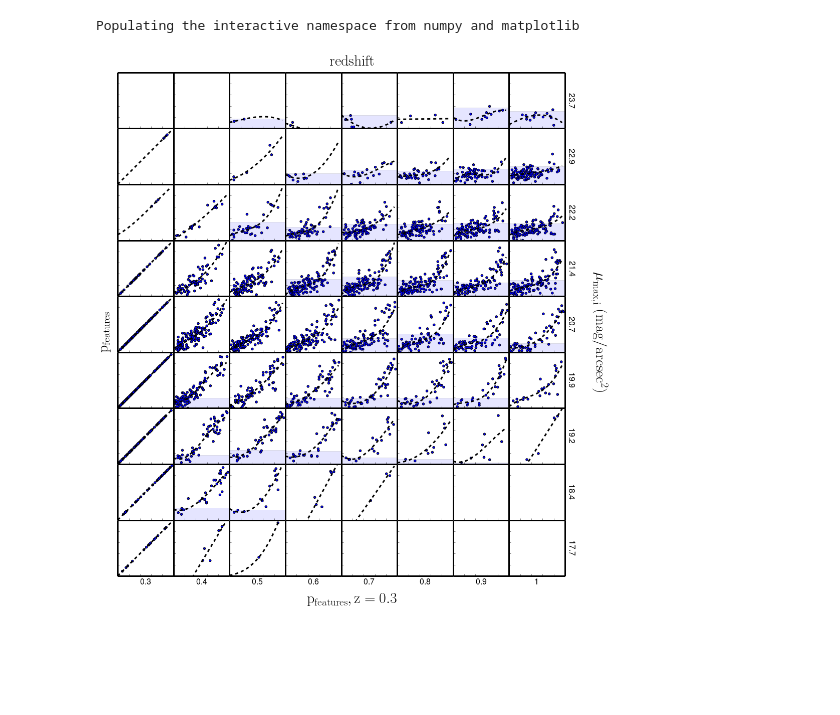
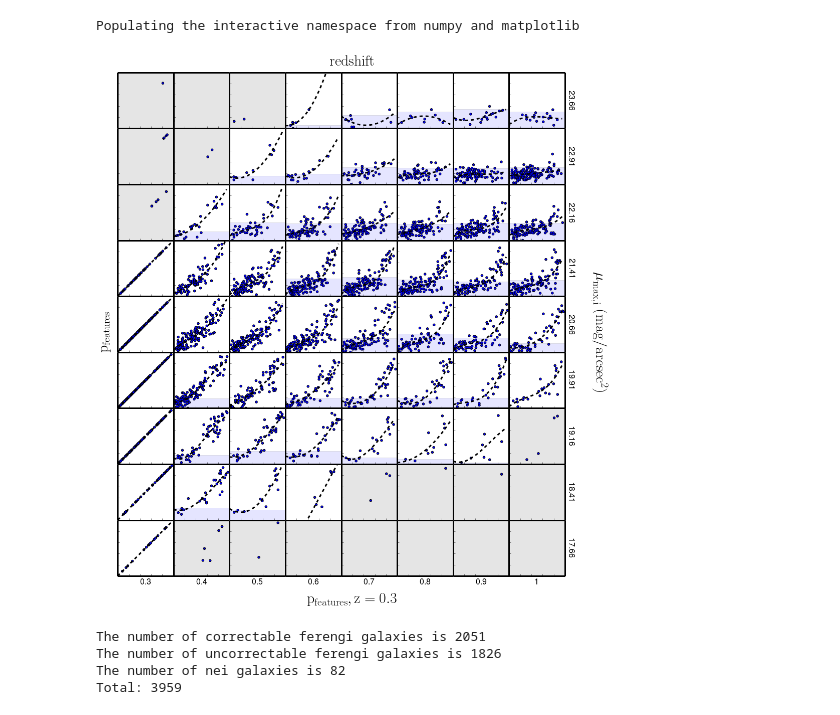
Before and after one commit to willettk/gzhubble, a Jupyter notebook: python/p_features_thresholds_slope_method.ipynb, the cells around one changed output. Drawn from its saved outputs; the diff is of its cells as text; code cells hidden in the pictures; blank space fills up the shorter version.

Commit message:
updated counts for hubble categories

```diff
--- a/python/p_features_thresholds_slope_method.ipynb
+++ b/python/p_features_thresholds_slope_method.ipynb
@@ -33,11 +33,15 @@ def download_from_dropbox(url):
     return local_filename
 # %%
 #Load Data!
-ferengi_filename = download_from_dropbox("https://www.dropbox.com/s/ev27r4dcti5iruy/ferengi_data.fits?dl=1")
+ferengi_filename = download_from_dropbox("https://www.dropbox.com/s/2dsnro4r5sa48gb/ferengi_all_weighted_and_meta.fits?dl=1")
 data = Table.read(ferengi_filename)
 # %%
 #Defining surface brightness bins
 yedges=np.linspace(np.min(data['mu_max_i']),np.max(data['mu_max_i']),10)
+# %%
+p_x = 't00_smooth_or_features_a1_features_frac_weighted_2' #p for question in question (lol)
+N_x = 't00_smooth_or_features_count_weighted_2' #N for question in question (number of people who answered question)
+N_cut = 0 #number of people we require to get to question
 # %%
 #Pick out unique galaxies
-galaxies = set(data['sdss_id'])
+galaxies = set(data['objid'])
@@ -100,7 +106,8 @@ yedge_int=[8,7,6,5,4,3,2,1,0]
 y_label=[]
 facecolors=['#af8dc3','#999999','#7fbf7b']
 for i in range(0,len(yedges)-1):
-    y_label.append(round((yedges[i]+yedges[i+1])/2,1))
+    y_label.append(round((yedges[i]+yedges[i+1])/2,2))
+    #y_label.append(round(yedges[i],1))
 y_label=y_label[::-1]
 for j,y in enumerate(yedge_int):
     for i,z in enumerate(reds):
@@ -110,13 +117,12 @@ for j,y in enumerate(yedge_int):
         flat_list=[]
         p_range_uncorrectable_dct[z,yedges[y]]=[]
         p_range_correctable_dct[z,yedges[y]]=[]
-
-        if len(xs)>1:
+        plt.scatter(xs,ys)
+        if len(xs)>5:
             poly_params=np.polynomial.polynomial.polyfit(xs,ys,3)
             poly = np.polynomial.Polynomial(poly_params)
             drv=derivative_of_poly(x_new,poly_params,3)
             if np.min(drv)>-1: #fit okay, go ahead and plot
-                plt.scatter(xs,ys)
                 plt.plot(x_new,np.polyval(poly_params[::-1],x_new),c='k',lw=3,ls='dashed')
                 for d,val in enumerate(drv):
                     if val < slope_cut:
@@ -156,7 +162,6 @@ for j,y in enumerate(yedge_int):
                 poly = np.polynomial.Polynomial(poly_params)
                 drv=derivative_of_poly(x_new,poly_params,2)
                 if np.min(drv)>-1: #fit okay, go ahead and plot
-                    plt.scatter(xs,ys)
                     plt.plot(x_new,np.polyval(poly_params[::-1],x_new),c='k',lw=3,ls='dashed')
                     for d,val in enumerate(drv):
                         if val < slope_cut:
@@ -189,39 +194,63 @@ for j,y in enumerate(yedge_int):
                         p_range_correctable_dct[z,yedges[y]].append(0)
                         p_range_correctable_dct[z,yedges[y]].append(1)
                 else: #fit still bad, do a linear
-                    plt.scatter(xs,ys)
                     poly_params=np.polynomial.polynomial.polyfit(xs,ys,1)
                     poly = np.polynomial.Polynomial(poly_params)
+                    plt.plot(x_new,np.polyval(poly_params[::-1],x_new),c='k',lw=3,ls='dashed')
                     drv=derivative_of_poly(x_new,poly_params,1)
-                    plt.plot(x_new,np.polyval(poly_params[::-1],x_new),c='k',lw=3,ls='dashed')
-                    p_range_uncorrectable_dct[z,yedges[y]].append(0)
-                    p_range_uncorrectable_dct[z,yedges[y]].append(0)
-                    p_range_correctable_dct[z,yedges[y]].append(0)
-                    p_range_correctable_dct[z,yedges[y]].append(1)
+                    if drv < slope_cut:
+                            #plt.axvline(x_new[d],lw=3,alpha=.1)
+                        flat_list=x_new #list of x-values for shaded region
+                        min_p_at_3=np.min(flat_list) #minimum x value of shaded region
+                        max_p_at_3=np.max(flat_list) #maximum x value of shaded region
+
+                        #get list of y values in shaded region
+                        bad_p_at_z_list=ys
+                        min_val=0
+                        #min_val = np.mean(bad_p_at_z_list)-1.5*np.std(bad_p_at_z_list)
+                        if len(bad_p_at_z_list)>0: #need at least 1 pts to get mean and std
+                            max_val = np.mean(bad_p_at_z_list)+1.5*np.std(bad_p_at_z_list)
+                        else:
+                            max_val=0
+                        plt.axhspan(min_val,max_val,alpha=.1)
+                        p_range_uncorrectable_dct[z,yedges[y]].append(0)
+                        p_range_uncorrectable_dct[z,yedges[y]].append(max_val)
+                        p_range_correctable_dct[z,yedges[y]].append(max_val)
+                        p_range_correctable_dct[z,yedges[y]].append(1)
+                    else: #if no bad regions, whole square is correctable.
+                        p_range_uncorrectable_dct[z,yedges[y]].append(0)
+                        p_range_uncorrectable_dct[z,yedges[y]].append(0)
+                        p_range_correctable_dct[z,yedges[y]].append(0)
+                        p_range_correctable_dct[z,yedges[y]].append(1)
 
 
             plt.xlim(0,1)
             plt.ylim(0,1)
 
-        else: #no data in square, so nei
+        else: #fewer than 5 points in square, so fuck it
+            plt.axhspan(0,1,alpha=.1,color='k')
+            plt.xlim(0,1)
+            plt.ylim(0,1)
             p_range_uncorrectable_dct[z,yedges[y]].append(0)
             p_range_uncorrectable_dct[z,yedges[y]].append(0)
             p_range_correctable_dct[z,yedges[y]].append(0)
             p_range_correctable_dct[z,yedges[y]].append(0)
+
         plt.tick_params(labelleft='off')
         plt.tick_params(top='off',right='off',labelbottom='off')
+
 
         if j==8:
             plt.xlabel('%s'%reds[i],fontsize=16)
         if i==7:
             ax.yaxis.set_label_position("right")
-            plt.ylabel('%s'%y_label[j],fontsize=16,rotation=270,labelpad=20)
+            plt.ylabel('%s'%str(y_label[j]).rjust(500),fontsize=16,rotation=270,labelpad=20)
 
 f.text(.78,.5,r'$\mathrm{\mu_{max,i}~(mag/arcsec^2)}$',rotation=270,fontsize=30,va='center')
 f.text(.45,.91,r'$\mathrm{redshift}$',fontsize=30,ha='center')
 f.text(.1,.5,r'$\mathrm{p_{features}}$',rotation=90,fontsize=30,va='center')
 f.text(.45,.08,r'$\mathrm{p_{features},z=0.3}$',fontsize=30,ha='center');
 
 plt.savefig('/home/mel/Documents/GZ_HUBBLE/ferengi_debias/finding_matches/images/p_vs_p_SB_redshift_slope_method.pdf')
 # %% [output]
-[figure, old version]
+[figure, new version]
@@ -278,0 +302,10 @@ hubble_data=fits.getdata('../data/Hubble_t01_data.fits',1)
+# %%
+print 'The number of correctable ferengi galaxies is %i' %((category_table_ferengi['Correctable_Category'] == 'correctable')).sum()
+print 'The number of uncorrectable ferengi galaxies is %i' %((category_table_ferengi['Correctable_Category'] == 'uncorrectable')).sum()
+print 'The number of nei galaxies is %i' %((category_table_ferengi['Correctable_Category'] == 'nei')).sum()
+print 'Total: %i' %len(category_table_ferengi)
+# %% [output]
+The number of correctable ferengi galaxies is 2051
+The number of uncorrectable ferengi galaxies is 1826
+The number of nei galaxies is 82
+Total: 3959
```
Also changed, not shown: parts of 23 cells of this notebook.
